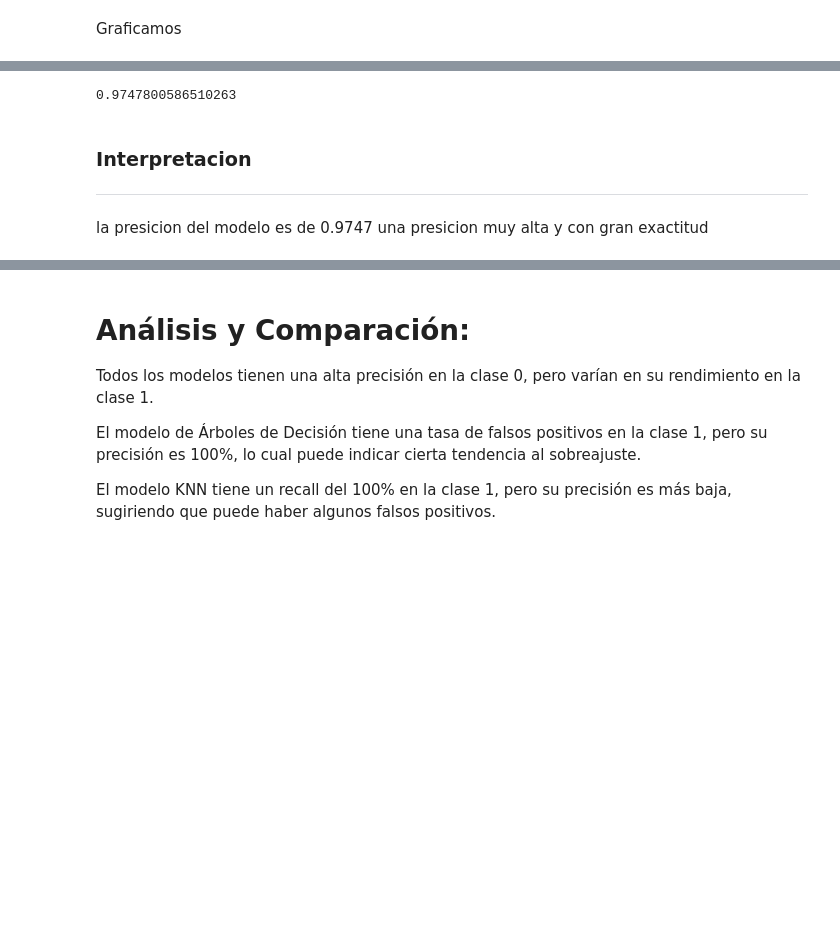
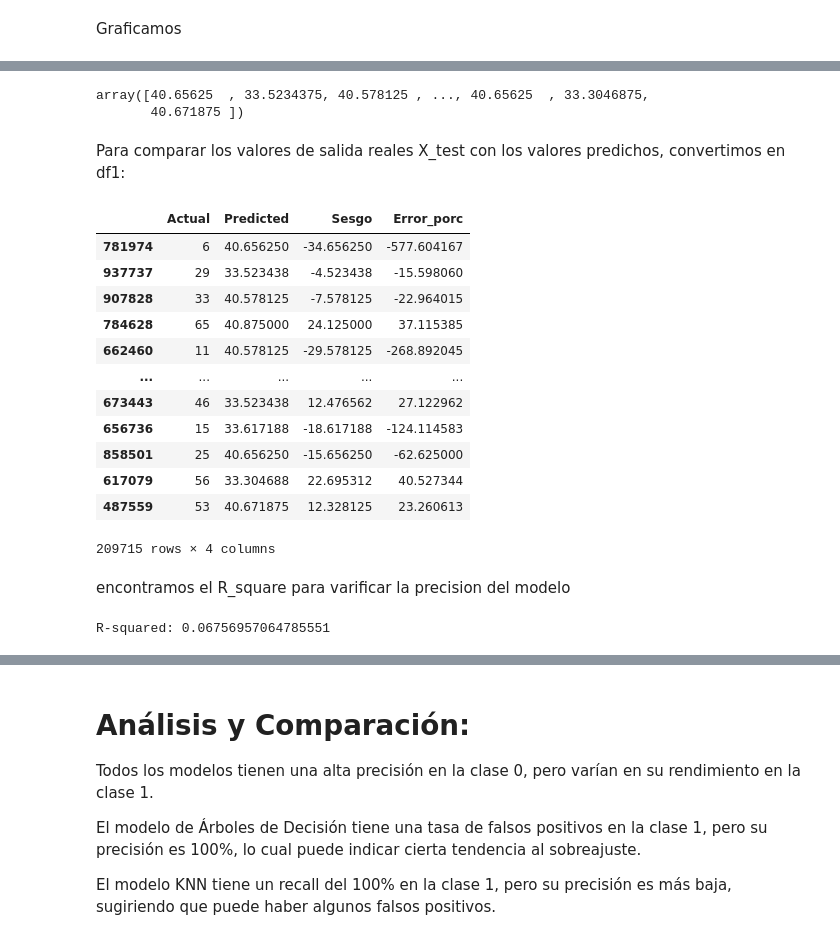
Before and after one commit to ERICK2500/Proyecto_CoderHouse, a Jupyter notebook: ERICK_RAMOS_ZAPATA_2°PREENTREGA.ipynb, the cells around one changed output, grey strips where cells are left out. Cells and saved outputs as stored; diff of their text form; code cells hidden in the pictures; blank space fills up the shorter version.

```diff
--- a/ERICK_RAMOS_ZAPATA_2°PREENTREGA.ipynb
+++ b/ERICK_RAMOS_ZAPATA_2°PREENTREGA.ipynb
@@ -623,11 +548,53 @@ weighted avg       0.99      0.97      0.98    209715
-# %%
-# @title
-# analisamos nuestro precision del modelo
-print(accuracy_score(y_test, knn_predictions))
-# %% [output]
-0.9747800586510263
-# %% [markdown]
-### Interpretacion
-
----
-la presicion del modelo es de 0.9747 una presicion muy alta y con gran exactitud
+# %%
+X1=df.drop(columns=['REGION','EDAD','FECHA_CORTE','PAIS_EXTRANJERO','PROVINCIA','DISTRITO','UBIGEO','NACIONAL_EXTRANJERO','COD_UNIDAD_EJECUTORA','UNIDAD_EJECUTORA','CODIGO_IPRESS',	'IPRESS','TOTAL_AFILIADOS'])
+Y1=df['EDAD']
+
+import pandas as pd
+X_NEW1 = pd.get_dummies(X1, columns=['AMBITO_INEI','VRAEM','DOCUMENTO_IDENTIDAD','SEXO','REGIMEN_FINANCIAMIENTO','PLAN_DE_SEGURO','COBERTURA_FINANCIERA'],dtype=float)
+
+#Separacion en train y test
+from sklearn.model_selection import train_test_split
+X_train, X_test, y_train, y_test = train_test_split(X_NEW1, Y1, test_size=0.2, random_state=42)
+
+#Entrenamiento del modelo
+from sklearn.linear_model import LinearRegression
+regressor = LinearRegression()
+regressor.fit(X_train, y_train)
+
+#Realizando las predicciones
+y_pred = regressor.predict(X_test)
+y_pred
+# %% [output]
+array([40.65625  , 33.5234375, 40.578125 , ..., 40.65625  , 33.3046875,
+       40.671875 ])
+# %% [markdown]
+Para comparar los valores de salida reales X_test con los valores predichos, convertimos en df1:
+# %%
+df1= pd.DataFrame({'Actual': y_test, 'Predicted': y_pred})
+df1['Sesgo']=df1.Actual -df1.Predicted
+df1['Error_porc']=((df1.Actual -df1.Predicted)/df1.Actual) *100
+df1
+# %% [output]
+|  | Actual | Predicted | Sesgo | Error_porc |
+| 781974 | 6 | 40.656250 | -34.656250 | -577.604167 |
+| 937737 | 29 | 33.523438 | -4.523438 | -15.598060 |
+| 907828 | 33 | 40.578125 | -7.578125 | -22.964015 |
+| 784628 | 65 | 40.875000 | 24.125000 | 37.115385 |
+| 662460 | 11 | 40.578125 | -29.578125 | -268.892045 |
+| ... | ... | ... | ... | ... |
+| 673443 | 46 | 33.523438 | 12.476562 | 27.122962 |
+| 656736 | 15 | 33.617188 | -18.617188 | -124.114583 |
+| 858501 | 25 | 40.656250 | -15.656250 | -62.625000 |
+| 617079 | 56 | 33.304688 | 22.695312 | 40.527344 |
+| 487559 | 53 | 40.671875 | 12.328125 | 23.260613 |
+209715 rows × 4 columns
+# %% [markdown]
+encontramos el R_square para varificar la precision del modelo
+# %%
+from sklearn.metrics import r2_score
+r_squared = r2_score(y_test, y_pred)
+
+# Imprime el valor de R-squared
+print("R-squared:", r_squared)
+# %% [output]
+R-squared: 0.06756957064785551
```
Also changed, not shown: parts of 27 cells of this notebook.
